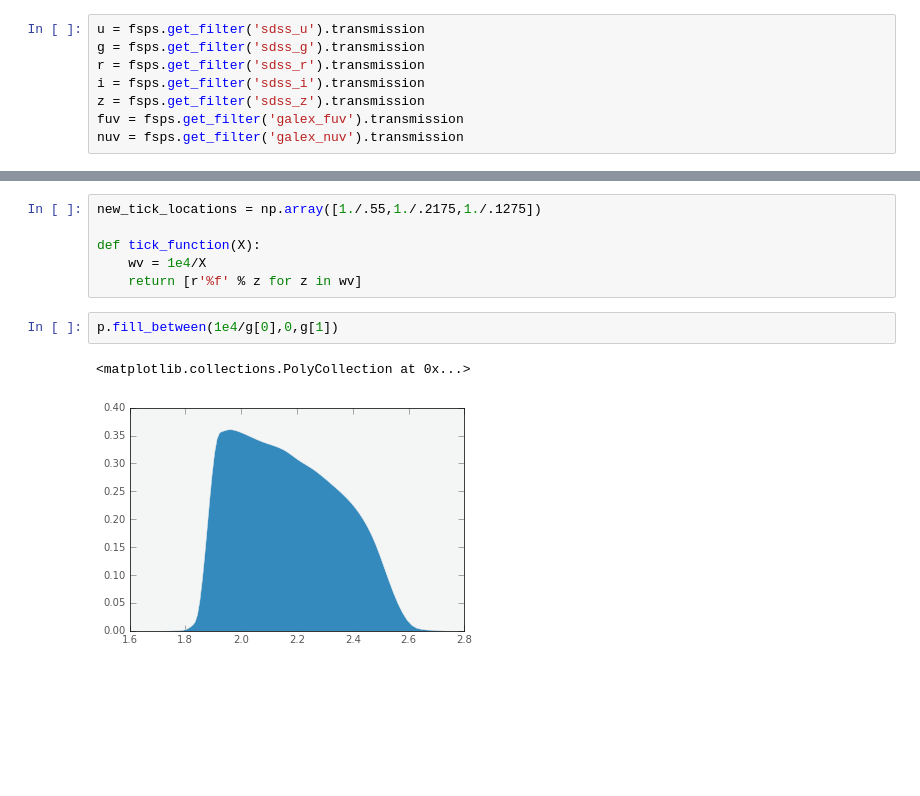
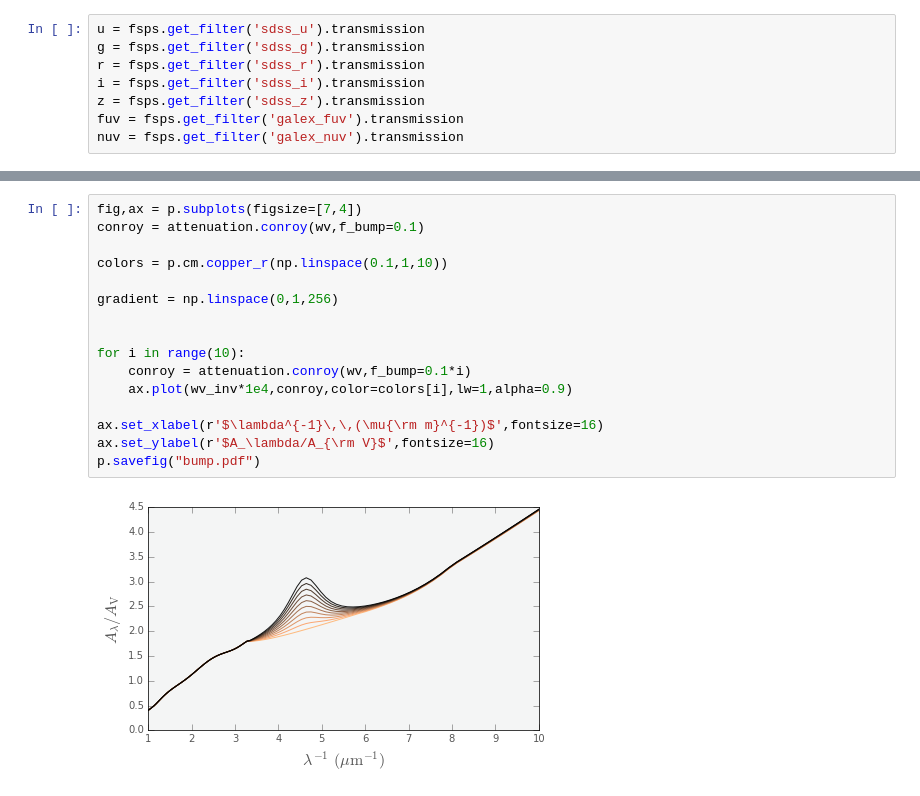
Before and after one commit to dkhatami/AY250_F16, a Jupyter notebook: PS4/Dust.ipynb, the cells around one changed output, grey strips where cells are left out. Cells and saved outputs as stored; diff of their text form; blank space fills up the shorter version.

```diff
--- a/PS4/Dust.ipynb
+++ b/PS4/Dust.ipynb
@@ -105,11 +105,18 @@ p.savefig("dust.pdf")
-# %%
-new_tick_locations = np.array([1./.55,1./.2175,1./.1275])
-
-def tick_function(X):
-    wv = 1e4/X
-    return [r'%f' % z for z in wv]
-# %%
-p.fill_between(1e4/g[0],0,g[1])
-# %% [output]
-<matplotlib.collections.PolyCollection at 0x...>
-[figure, removed]
+# %%
+fig,ax = p.subplots(figsize=[7,4])
+conroy = attenuation.conroy(wv,f_bump=0.1)
+
+colors = p.cm.copper_r(np.linspace(0.1,1,10))
+
+gradient = np.linspace(0,1,256)
+
+
+for i in range(10):
+    conroy = attenuation.conroy(wv,f_bump=0.1*i)
+    ax.plot(wv_inv*1e4,conroy,color=colors[i],lw=1,alpha=0.9)
+
+ax.set_xlabel(r'$\lambda^{-1}\,\,(\mu{\rm m}^{-1})$',fontsize=16)
+ax.set_ylabel(r'$A_\lambda/A_{\rm V}$',fontsize=16)
+p.savefig("bump.pdf")
+# %% [output]
+[figure, added]
```
Also changed, not shown: parts of 1 cell of this notebook, 2 other files.
